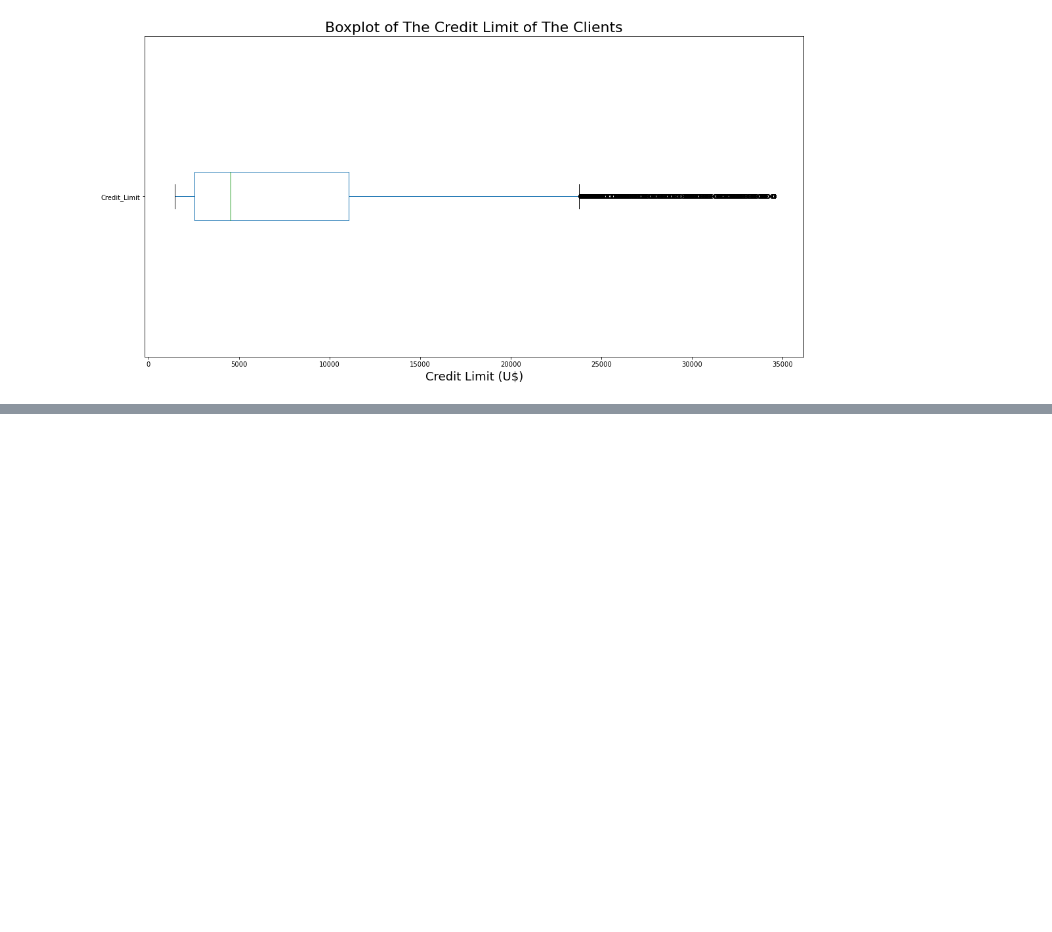
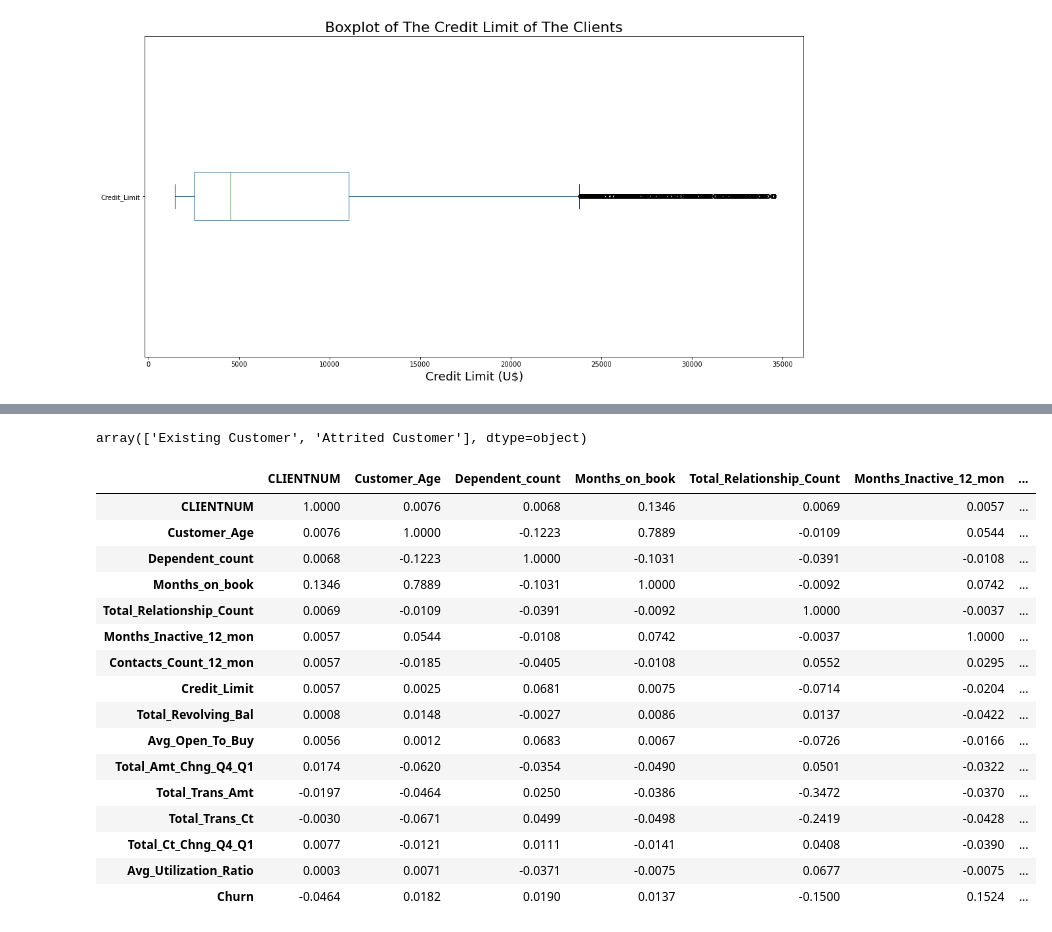
Before and after one commit to ClauPD/RiskAnalysis, a Jupyter notebook: Churn Analysis in Banking Institution.ipynb, the cells around one changed output, grey strips where cells are left out. Cells and saved outputs as stored; diff of their text form; code cells hidden in the pictures; blank space fills up the shorter version.

```diff
--- a/Churn Analysis in Banking Institution.ipynb
+++ b/Churn Analysis in Banking Institution.ipynb
@@ -101,0 +124,28 @@ plt.show()
+# %%
+data['Attrition_Flag'].unique()
+# %% [output]
+array(['Existing Customer', 'Attrited Customer'], dtype=object)
+# %%
+# Transforming the Variable in Numeric to see the correlation for the Churn
+
+data['Churn'] = data.Attrition_Flag.replace({'Attrited Customer':1,'Existing Customer':0})
+# %%
+data.corr().round(4)
+# %% [output]
+|  | CLIENTNUM | Customer_Age | Dependent_count | Months_on_book | Total_Relationship_Count | Months_Inactive_12_mon | ... |
+| CLIENTNUM | 1.0000 | 0.0076 | 0.0068 | 0.1346 | 0.0069 | 0.0057 | ... |
+| Customer_Age | 0.0076 | 1.0000 | -0.1223 | 0.7889 | -0.0109 | 0.0544 | ... |
+| Dependent_count | 0.0068 | -0.1223 | 1.0000 | -0.1031 | -0.0391 | -0.0108 | ... |
+| Months_on_book | 0.1346 | 0.7889 | -0.1031 | 1.0000 | -0.0092 | 0.0742 | ... |
+| Total_Relationship_Count | 0.0069 | -0.0109 | -0.0391 | -0.0092 | 1.0000 | -0.0037 | ... |
+| Months_Inactive_12_mon | 0.0057 | 0.0544 | -0.0108 | 0.0742 | -0.0037 | 1.0000 | ... |
+| Contacts_Count_12_mon | 0.0057 | -0.0185 | -0.0405 | -0.0108 | 0.0552 | 0.0295 | ... |
+| Credit_Limit | 0.0057 | 0.0025 | 0.0681 | 0.0075 | -0.0714 | -0.0204 | ... |
+| Total_Revolving_Bal | 0.0008 | 0.0148 | -0.0027 | 0.0086 | 0.0137 | -0.0422 | ... |
+| Avg_Open_To_Buy | 0.0056 | 0.0012 | 0.0683 | 0.0067 | -0.0726 | -0.0166 | ... |
+| Total_Amt_Chng_Q4_Q1 | 0.0174 | -0.0620 | -0.0354 | -0.0490 | 0.0501 | -0.0322 | ... |
+| Total_Trans_Amt | -0.0197 | -0.0464 | 0.0250 | -0.0386 | -0.3472 | -0.0370 | ... |
+| Total_Trans_Ct | -0.0030 | -0.0671 | 0.0499 | -0.0498 | -0.2419 | -0.0428 | ... |
+| Total_Ct_Chng_Q4_Q1 | 0.0077 | -0.0121 | 0.0111 | -0.0141 | 0.0408 | -0.0390 | ... |
+| Avg_Utilization_Ratio | 0.0003 | 0.0071 | -0.0371 | -0.0075 | 0.0677 | -0.0075 | ... |
+| Churn | -0.0464 | 0.0182 | 0.0190 | 0.0137 | -0.1500 | 0.1524 | ... |
```
Also changed, not shown: parts of 2 cells of this notebook.
